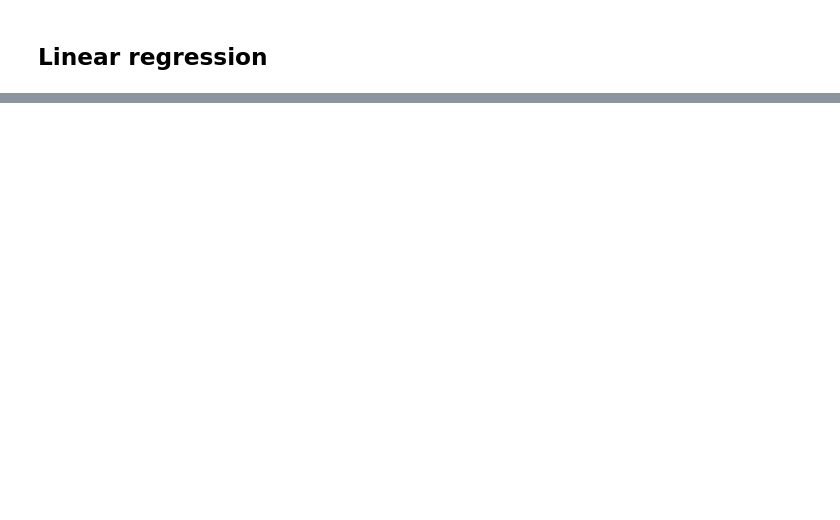
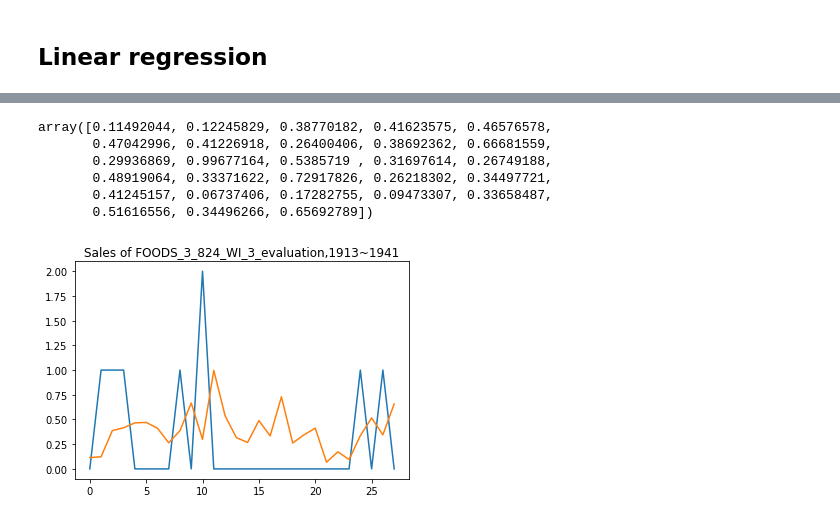
Before and after one commit to ixiaopan/GroupWork, a Jupyter notebook: AML/Model_panpan.ipynb, the cells around one changed output, grey strips where cells are left out. Drawn from its saved outputs; the diff is of its cells as text; code cells hidden in the pictures; blank space fills up the shorter version.

```diff
--- a/AML/Model_panpan.ipynb
+++ b/AML/Model_panpan.ipynb
@@ -153,6 +61,0 @@ statify = pre_data['item_id'].str.extract(r'([a-z|A-Z]+)(.+)')[0]
-# %%
-# sample 1000 items
-
-sampled_item_ids = resample(pre_data['item_id'], n_samples=1000, replace=False, stratify=statify, random_state=0)
-
-sampled_data = pre_data[pre_data['item_id'].isin(sampled_item_ids)]
@@ -222,0 +129,12 @@ Standard deviation: 0.1092068110162377
+# %%
+y_pred, y = predict_random_item(sampled_evaluation_data, item_id='FOODS_3_824_WI_3_evaluation')
+
+y_pred
+# %% [output]
+array([0.11492044, 0.12245829, 0.38770182, 0.41623575, 0.46576578,
+       0.47042996, 0.41226918, 0.26400406, 0.38692362, 0.66681559,
+       0.29936869, 0.99677164, 0.5385719 , 0.31697614, 0.26749188,
+       0.48919064, 0.33371622, 0.72917826, 0.26218302, 0.34497721,
+       0.41245157, 0.06737406, 0.17282755, 0.09473307, 0.33658487,
+       0.51616556, 0.34496266, 0.65692789])
+[figure, added]
```
Also changed, not shown: parts of 45 cells of this notebook, 2 other files.
